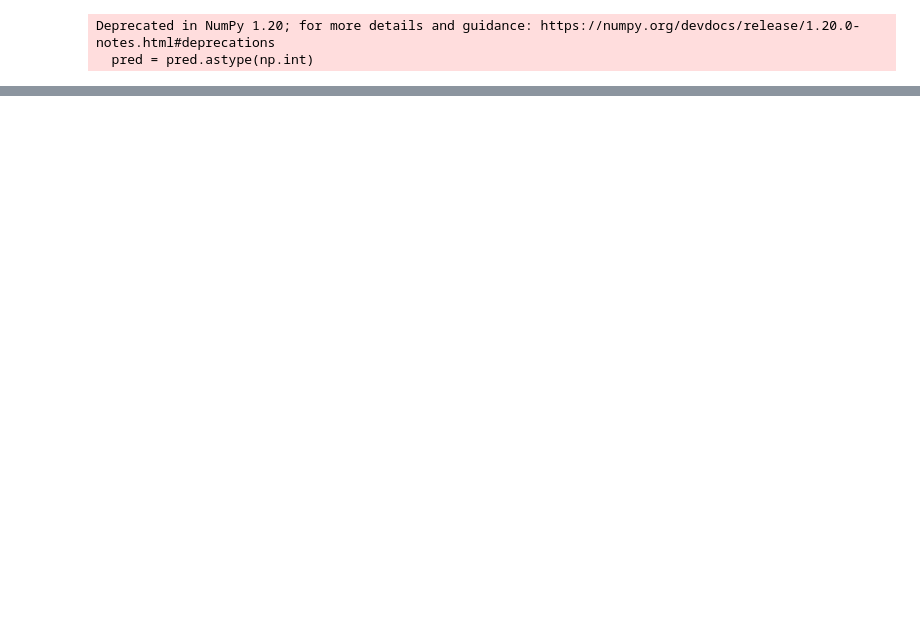
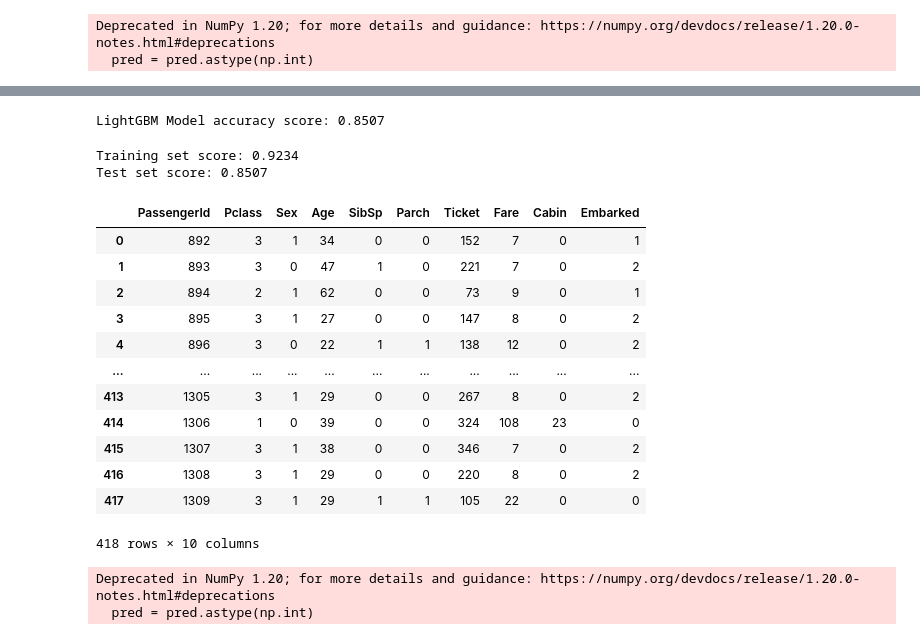
Before and after one commit to ret7020/KaggleSolutions, a Jupyter notebook: Titanic/Untitled.ipynb, the cells around one changed output, grey strips where cells are left out. Saved outputs shown, nothing was run; the diff lists cells and outputs as text; code cells hidden in the pictures; blank space fills up the shorter version.

Commit message:
Trying other boosting frameworks

```diff
--- a/Titanic/Untitled.ipynb
+++ b/Titanic/Untitled.ipynb
@@ -201,0 +283,43 @@ Deprecated in NumPy 1.20; for more details and guidance: https://numpy.org/devdo
+# %%
+from sklearn.metrics import accuracy_score
+
+accuracy = accuracy_score(ypred, ytest)
+print('LightGBM Model accuracy score: {0:0.4f}'.format(accuracy_score(ytest, ypred)))
+# %% [output]
+LightGBM Model accuracy score: 0.8507
+# %%
+print('Training set score: {:.4f}'.format(clf.score(xtrain, ytrain)))
+
+print('Test set score: {:.4f}'.format(clf.score(xtest, ytest)))
+# %% [output]
+Training set score: 0.9234
+Test set score: 0.8507
+# %%
+test_df["Sex"] = test_df["Sex"].astype('category').cat.codes
+test_df["Embarked"] = test_df["Embarked"].astype('category').cat.codes
+test_df["Ticket"] = test_df["Ticket"].astype('category').cat.codes
+test_df["Cabin"] = test_df["Cabin"].astype('category').cat.codes
+test_df = test_df.drop('Name',axis=1) # train df without survived status
+test_df
+# %% [output]
+|  | PassengerId | Pclass | Sex | Age | SibSp | Parch | Ticket | Fare | Cabin | Embarked |
+| 0 | 892 | 3 | 1 | 34 | 0 | 0 | 152 | 7 | 0 | 1 |
+| 1 | 893 | 3 | 0 | 47 | 1 | 0 | 221 | 7 | 0 | 2 |
+| 2 | 894 | 2 | 1 | 62 | 0 | 0 | 73 | 9 | 0 | 1 |
+| 3 | 895 | 3 | 1 | 27 | 0 | 0 | 147 | 8 | 0 | 2 |
+| 4 | 896 | 3 | 0 | 22 | 1 | 1 | 138 | 12 | 0 | 2 |
+| ... | ... | ... | ... | ... | ... | ... | ... | ... | ... | ... |
+| 413 | 1305 | 3 | 1 | 29 | 0 | 0 | 267 | 8 | 0 | 2 |
+| 414 | 1306 | 1 | 0 | 39 | 0 | 0 | 324 | 108 | 23 | 0 |
+| 415 | 1307 | 3 | 1 | 38 | 0 | 0 | 346 | 7 | 0 | 2 |
+| 416 | 1308 | 3 | 1 | 29 | 0 | 0 | 220 | 8 | 0 | 2 |
+| 417 | 1309 | 3 | 1 | 29 | 1 | 1 | 105 | 22 | 0 | 0 |
+418 rows × 10 columns
+# %%
+pred = clf.predict(test_df)
+pred = pred.astype(np.int)
+submission = pd.DataFrame({'PassengerId':test_df['PassengerId'],'Survived':pred})
+submission.to_csv('lightgbm.csv',index=False)
+# %% [output]
+Deprecated in NumPy 1.20; for more details and guidance: https://numpy.org/devdocs/release/1.20.0-notes.html#deprecations
+  pred = pred.astype(np.int)
```
Also changed, not shown: parts of 21 cells of this notebook, 47 other files.
